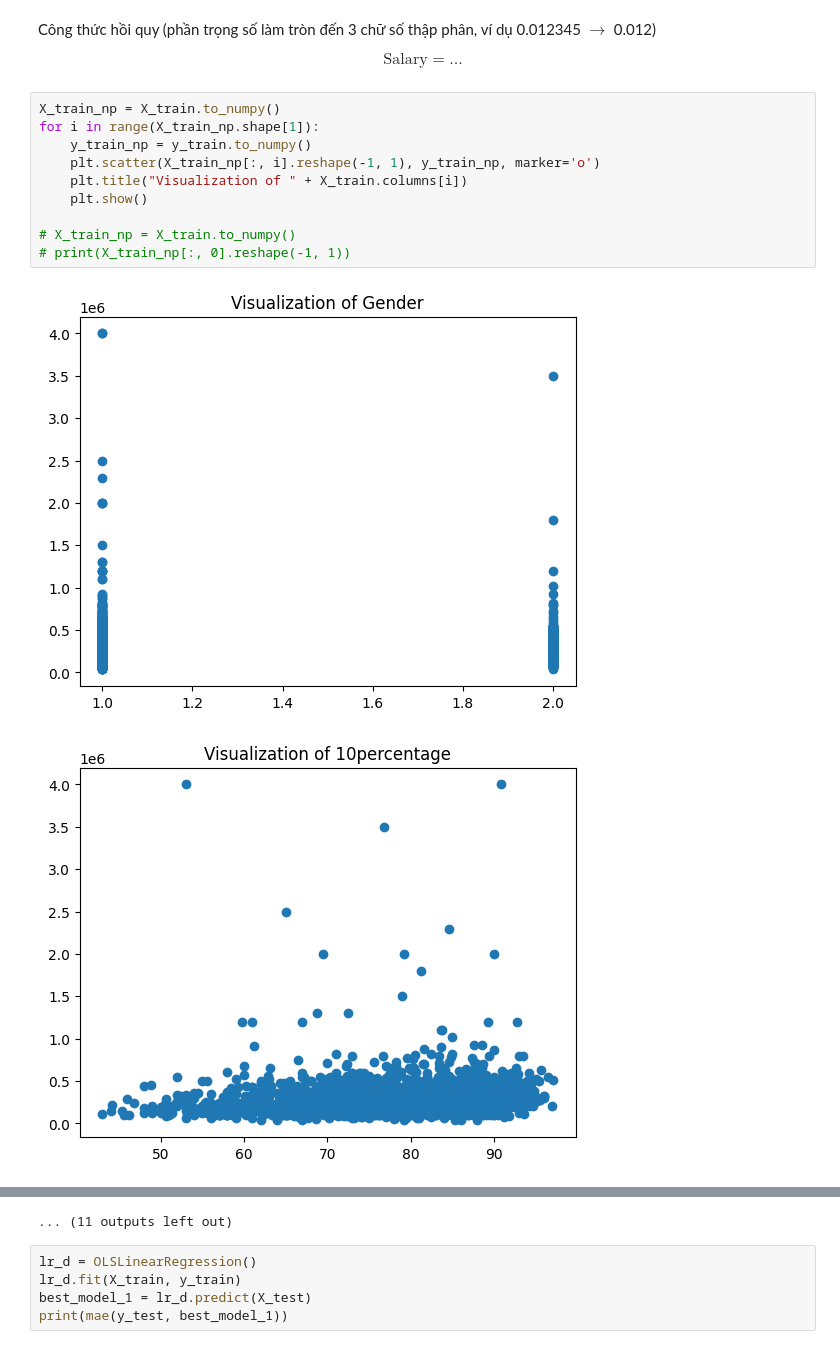
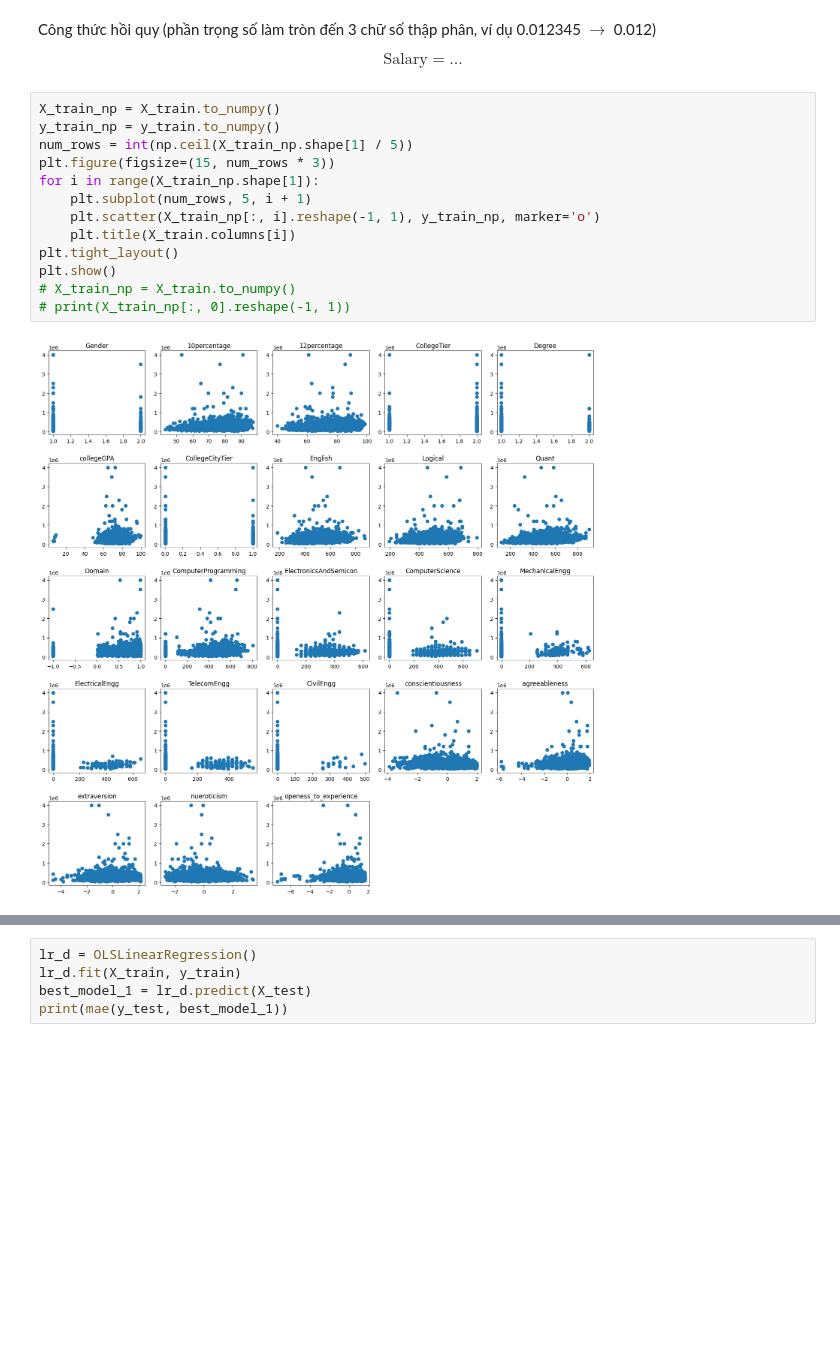
Before and after one commit to katori1307/Project_3-LinearRegression, a Jupyter notebook: MSSV.ipynb, the cells around one changed output, grey strips where cells are left out. Saved outputs shown, nothing was run; the diff lists cells and outputs as text; blank space fills up the shorter version.

```diff
--- a/MSSV.ipynb
+++ b/MSSV.ipynb
@@ -222,14 +222,16 @@ Công thức hồi quy (phần trọng số làm tròn đến 3 chữ số thậ
 $$\text{Salary} = ...$$
 # %%
 X_train_np = X_train.to_numpy()
+y_train_np = y_train.to_numpy()
+num_rows = int(np.ceil(X_train_np.shape[1] / 5))
+plt.figure(figsize=(15, num_rows * 3))
 for i in range(X_train_np.shape[1]):
-    y_train_np = y_train.to_numpy()
+    plt.subplot(num_rows, 5, i + 1)
     plt.scatter(X_train_np[:, i].reshape(-1, 1), y_train_np, marker='o')
-    plt.title("Visualization of " + X_train.columns[i])
-    plt.show()
-
+    plt.title(X_train.columns[i])
+plt.tight_layout()
+plt.show()
 # X_train_np = X_train.to_numpy()
 # print(X_train_np[:, 0].reshape(-1, 1))
 # %% [output]
-[figure, old version]
+[figure, new version]
-[figure, removed]
@@ -246,4 +238,3 @@ for i in range(X_train_np.shape[1]):
-... (11 outputs left out)
 # %%
 lr_d = OLSLinearRegression()
 lr_d.fit(X_train, y_train)
```
Also changed, not shown: parts of 2 cells of this notebook.
